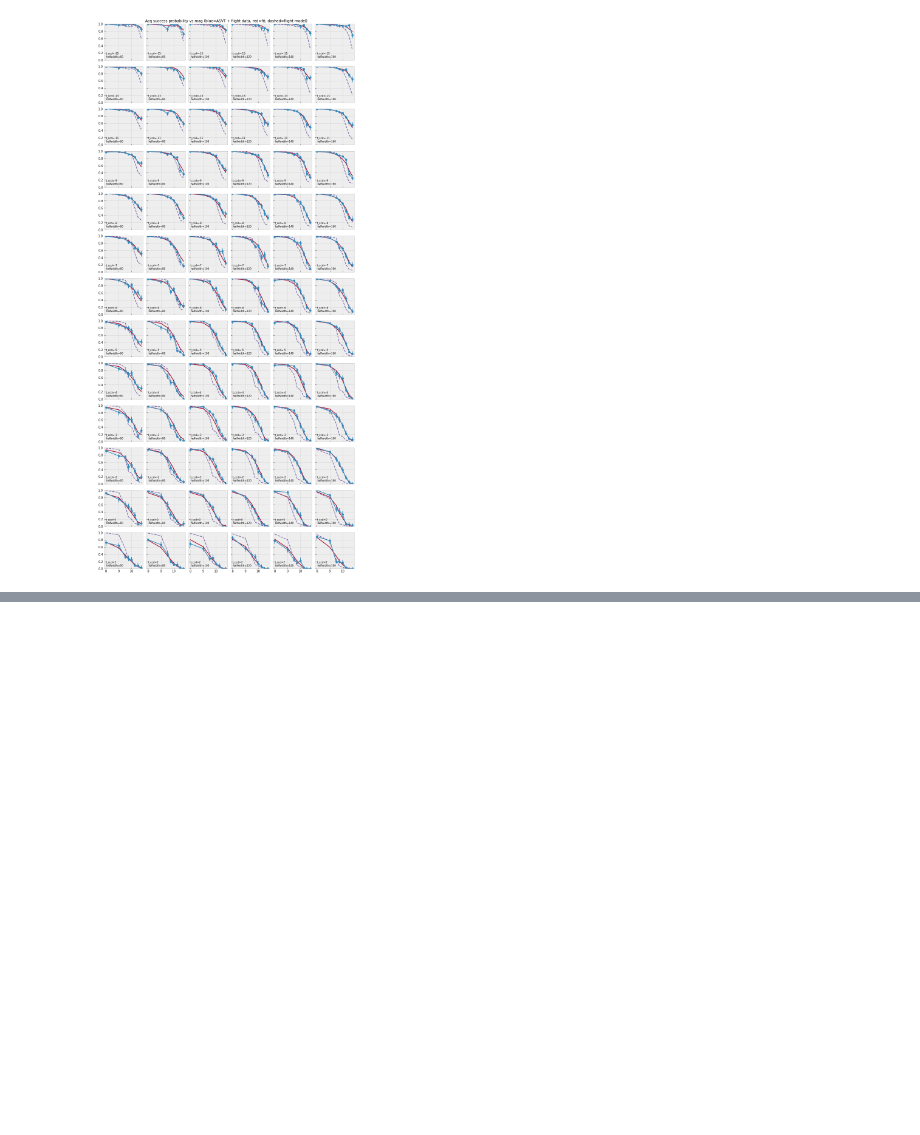
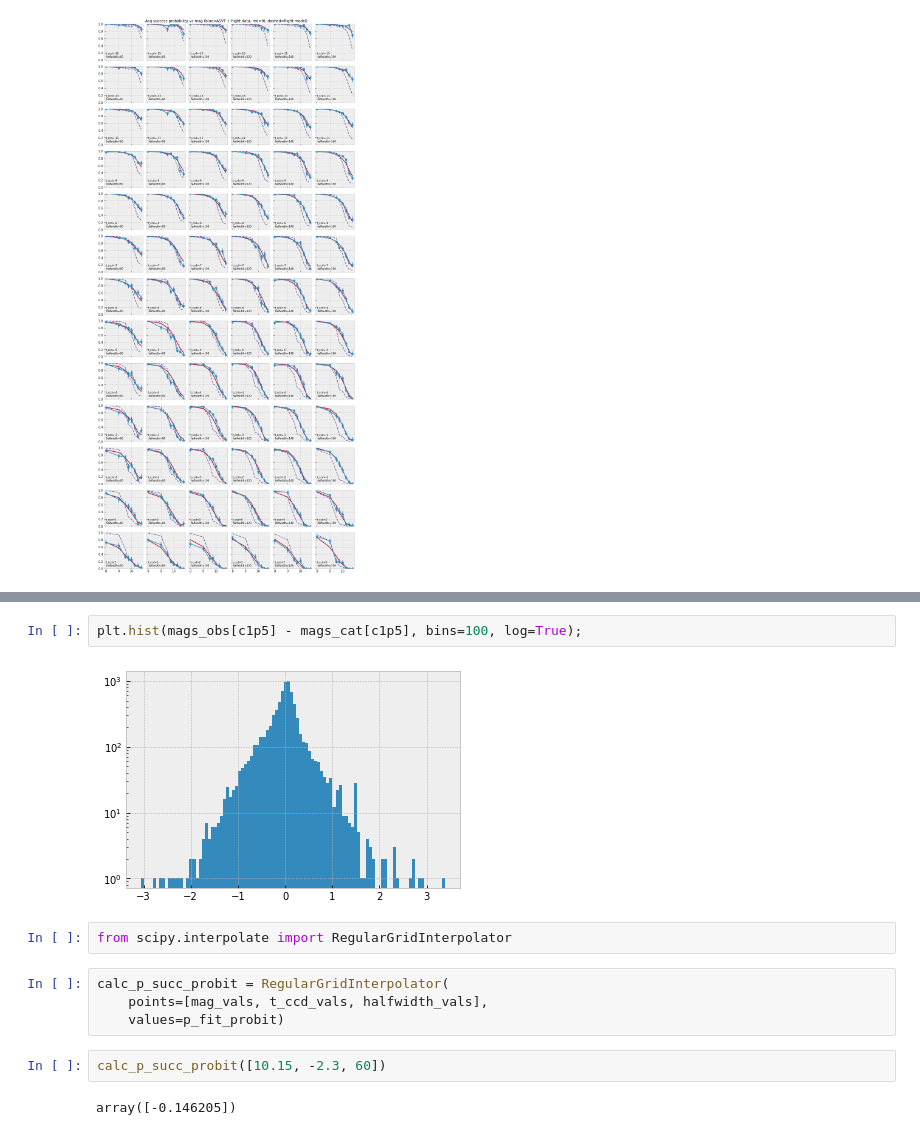
Before and after one commit to sot/aca_stats, a Jupyter notebook: fit_acq_model-2023-02-local-quadratic.ipynb, the cells around one changed output, grey strips where cells are left out. Drawn from its saved outputs; the diff is of its cells as text; blank space fills up the shorter version.

```diff
--- a/fit_acq_model-2023-02-local-quadratic.ipynb
+++ b/fit_acq_model-2023-02-local-quadratic.ipynb
@@ -800,0 +856,14 @@ make_plots_grid(x_axis="mag", x_grid="halfwidth", y_grid="t_ccd")
+# %%
+plt.hist(mags_obs[c1p5] - mags_cat[c1p5], bins=100, log=True);
+# %% [output]
+[figure, added]
+# %%
+from scipy.interpolate import RegularGridInterpolator
+# %%
+calc_p_succ_probit = RegularGridInterpolator(
+    points=[mag_vals, t_ccd_vals, halfwidth_vals],
+    values=p_fit_probit)
+# %%
+calc_p_succ_probit([10.15, -2.3, 60])
+# %% [output]
+array([-0.146205])
```
Also changed, not shown: parts of 31 cells of this notebook.
